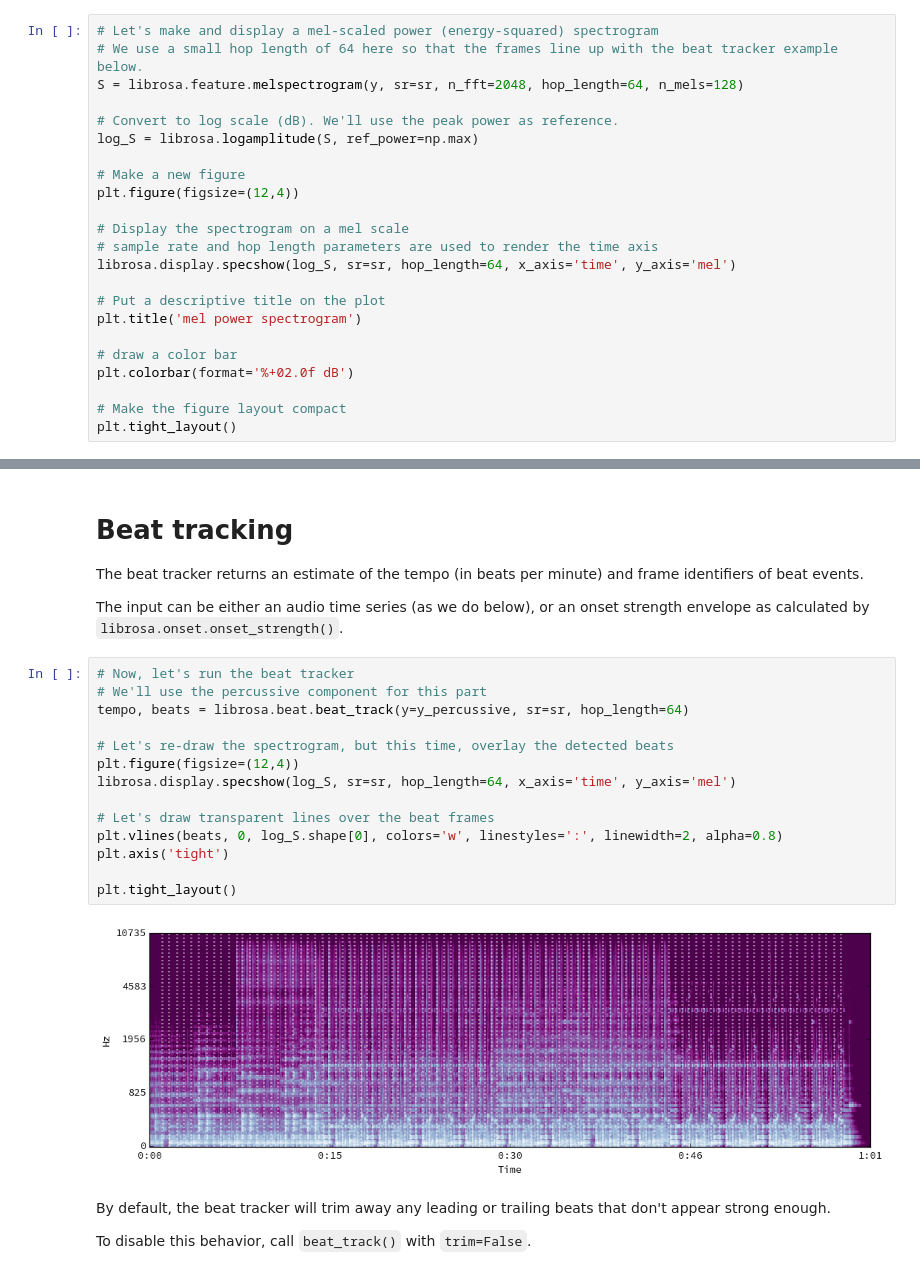
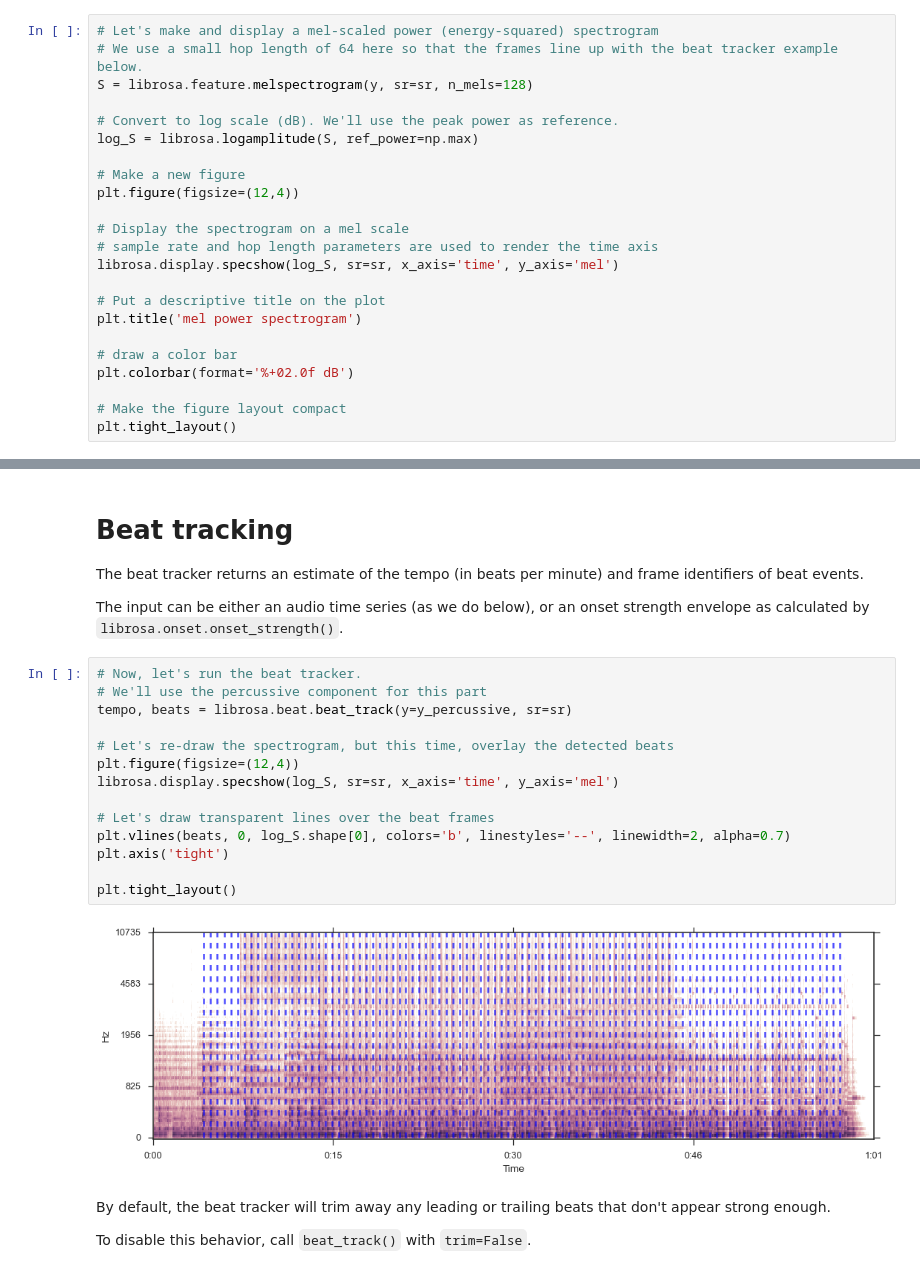
Before and after one commit to librosa/librosa, a Jupyter notebook: examples/LibROSA demo.ipynb, the cells around one changed output, grey strips where cells are left out. Cells and saved outputs as stored; diff of their text form.

```diff
--- a/examples/LibROSA demo.ipynb
+++ b/examples/LibROSA demo.ipynb
@@ -53,7 +56,7 @@ This first step will show how to compute a [Mel](http://en.wikipedia.org/wiki/Me
 # %%
 # Let's make and display a mel-scaled power (energy-squared) spectrogram
 # We use a small hop length of 64 here so that the frames line up with the beat tracker example below.
-S = librosa.feature.melspectrogram(y, sr=sr, n_fft=2048, hop_length=64, n_mels=128)
+S = librosa.feature.melspectrogram(y, sr=sr, n_mels=128)
 
 # Convert to log scale (dB). We'll use the peak power as reference.
 log_S = librosa.logamplitude(S, ref_power=np.max)
@@ -63,7 +66,7 @@ plt.figure(figsize=(12,4))
 
 # Display the spectrogram on a mel scale
 # sample rate and hop length parameters are used to render the time axis
-librosa.display.specshow(log_S, sr=sr, hop_length=64, x_axis='time', y_axis='mel')
+librosa.display.specshow(log_S, sr=sr, x_axis='time', y_axis='mel')
 
 # Put a descriptive title on the plot
 plt.title('mel power spectrogram')
@@ -195,21 +186,21 @@ The beat tracker returns an estimate of the tempo (in beats per minute) and fram
 
 The input can be either an audio time series (as we do below), or an onset strength envelope as calculated by `librosa.onset.onset_strength()`.
 # %%
-# Now, let's run the beat tracker
+# Now, let's run the beat tracker.
 # We'll use the percussive component for this part
-tempo, beats = librosa.beat.beat_track(y=y_percussive, sr=sr, hop_length=64)
+tempo, beats = librosa.beat.beat_track(y=y_percussive, sr=sr)
 
 # Let's re-draw the spectrogram, but this time, overlay the detected beats
 plt.figure(figsize=(12,4))
-librosa.display.specshow(log_S, sr=sr, hop_length=64, x_axis='time', y_axis='mel')
+librosa.display.specshow(log_S, sr=sr, x_axis='time', y_axis='mel')
 
 # Let's draw transparent lines over the beat frames
-plt.vlines(beats, 0, log_S.shape[0], colors='w', linestyles=':', linewidth=2, alpha=0.8)
+plt.vlines(beats, 0, log_S.shape[0], colors='b', linestyles='--', linewidth=2, alpha=0.7)
 plt.axis('tight')
 
 plt.tight_layout()
 # %% [output]
-[figure, old version]
+[figure, new version]
 # %% [markdown]
 By default, the beat tracker will trim away any leading or trailing beats that don't appear strong enough.
 
```
Also changed, not shown: parts of 9 cells of this notebook, 4 other files.
